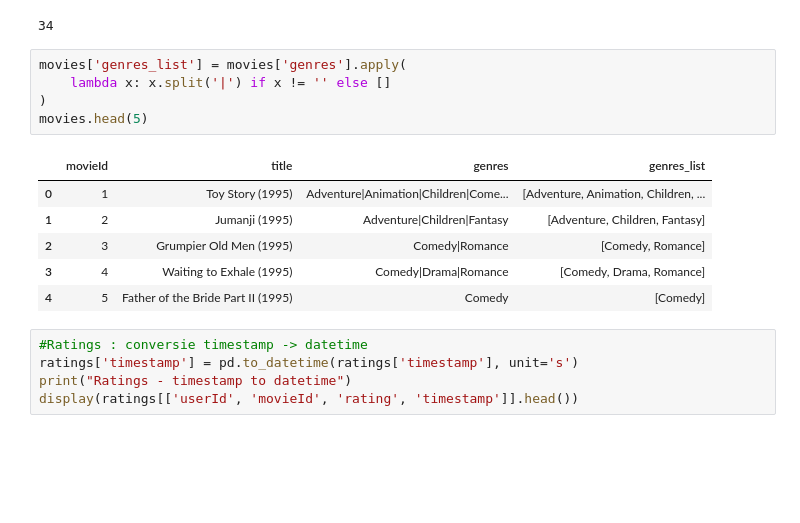
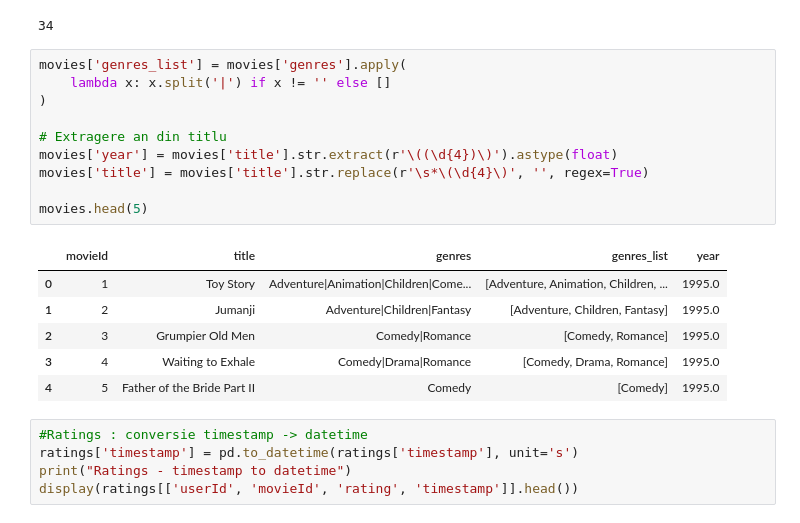
Before and after one commit to Alexandorel/ML-Product-Recommendation, a Jupyter notebook: src/python.ipynb, the cells around one changed output. Saved outputs shown, nothing was run; the diff lists cells and outputs as text; blank space fills up the shorter version.

Commit message:
separarea anului de titlul filmului din coloana title

```diff
--- a/src/python.ipynb
+++ b/src/python.ipynb
@@ -75,15 +75,20 @@ movies['genres'] = movies['genres'].replace('(no genres listed)', '')
 # %%
 movies['genres_list'] = movies['genres'].apply(
     lambda x: x.split('|') if x != '' else []
 )
+
+# Extragere an din titlu
+movies['year'] = movies['title'].str.extract(r'\((\d{4})\)').astype(float)
+movies['title'] = movies['title'].str.replace(r'\s*\(\d{4}\)', '', regex=True)
+
 movies.head(5)
 # %% [output]
-|  | movieId | title | genres | genres_list |
-| 0 | 1 | Toy Story (1995) | Adventure|Animation|Children|Come... | [Adventure, Animation, Children, ... |
-| 1 | 2 | Jumanji (1995) | Adventure|Children|Fantasy | [Adventure, Children, Fantasy] |
-| 2 | 3 | Grumpier Old Men (1995) | Comedy|Romance | [Comedy, Romance] |
-| 3 | 4 | Waiting to Exhale (1995) | Comedy|Drama|Romance | [Comedy, Drama, Romance] |
-| 4 | 5 | Father of the Bride Part II (1995) | Comedy | [Comedy] |
+|  | movieId | title | genres | genres_list | year |
+| 0 | 1 | Toy Story | Adventure|Animation|Children|Come... | [Adventure, Animation, Children, ... | 1995.0 |
+| 1 | 2 | Jumanji | Adventure|Children|Fantasy | [Adventure, Children, Fantasy] | 1995.0 |
+| 2 | 3 | Grumpier Old Men | Comedy|Romance | [Comedy, Romance] | 1995.0 |
+| 3 | 4 | Waiting to Exhale | Comedy|Drama|Romance | [Comedy, Drama, Romance] | 1995.0 |
+| 4 | 5 | Father of the Bride Part II | Comedy | [Comedy] | 1995.0 |
 # %%
 #Ratings : conversie timestamp -> datetime
 ratings['timestamp'] = pd.to_datetime(ratings['timestamp'], unit='s')
```
Also changed, not shown: parts of 1 cell of this notebook.
